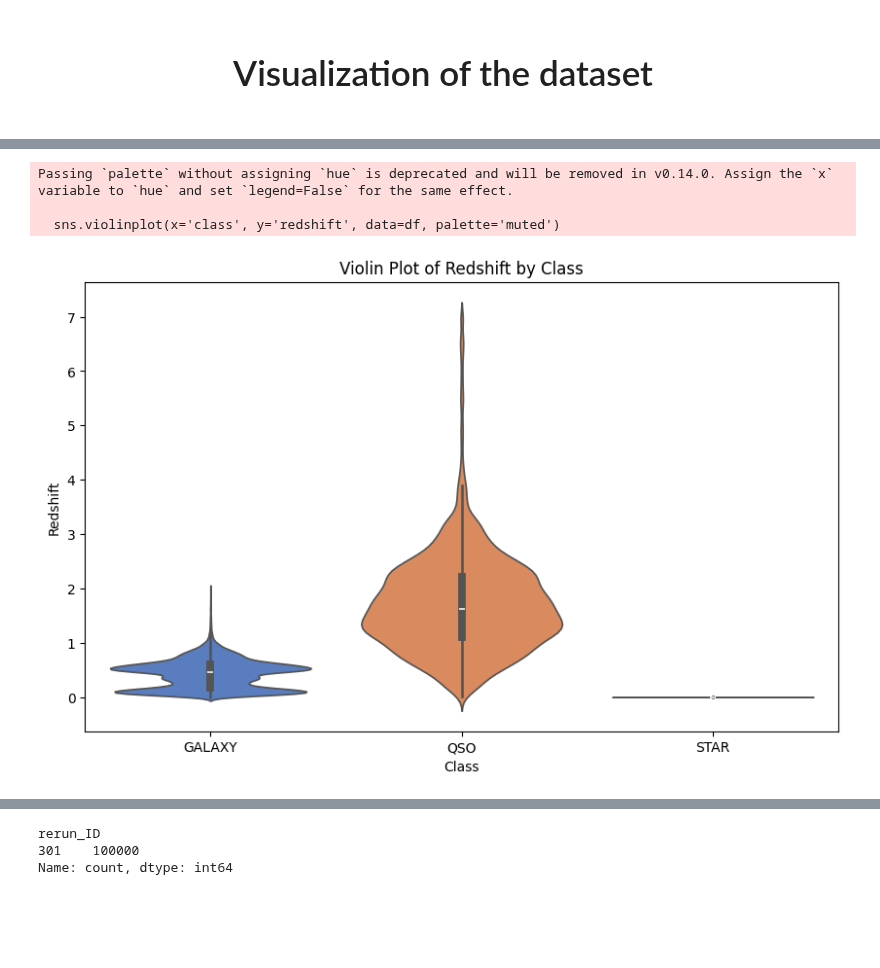
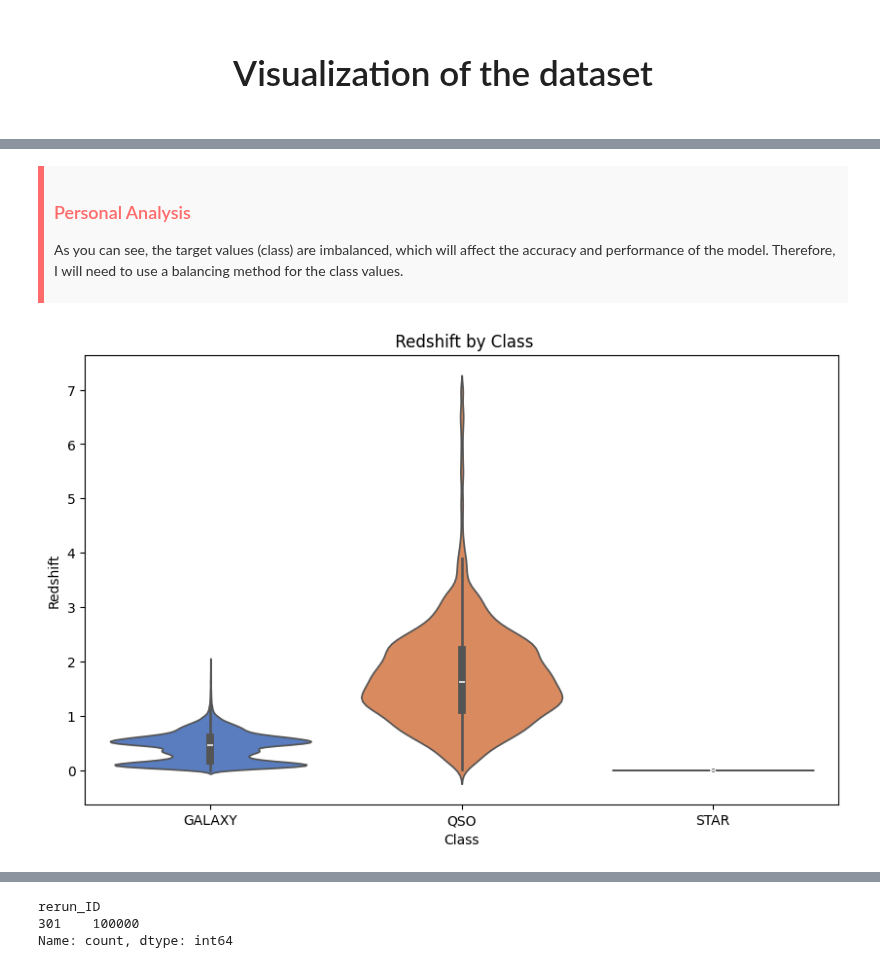
Before and after one commit to Mortti11/Deep_Learning, a Jupyter notebook: classification/classification_ann.ipynb, the cells around one changed output, grey strips where cells are left out. Saved outputs shown, nothing was run; the diff lists cells and outputs as text; code cells hidden in the pictures; blank space fills up the shorter version.

```diff
--- a/classification/classification_ann.ipynb
+++ b/classification/classification_ann.ipynb
@@ -204,14 +226,16 @@ Passing `palette` without assigning `hue` is deprecated and will be removed in v
 [figure]
+# %% [markdown]
+<div style="background-color:#f9f9f9; border-left: 6px solid #ff6b6b; padding: 10px;">
+    <h3 style="color:#ff6b6b;">Personal Analysis</h3>
+    <p style="font-size: 14px; color:#333;">As you can see, the target values (class) are imbalanced, which will affect the accuracy and performance of the model. Therefore, I will need to use a balancing method for the class values.</p>
+</div>
 # %%
 # Violin plots to show the distribution of 'redshift' across different classes
 plt.figure(figsize=(10, 6))
-sns.violinplot(x='class', y='redshift', data=df, palette='muted')
-plt.title('Violin Plot of Redshift by Class')
+sns.violinplot(x='class', y='redshift', data=df, palette='muted', hue='class')
+plt.title(' Redshift by Class')
 plt.xlabel('Class')
 plt.ylabel('Redshift')
 plt.show()
 # %% [output]
-Passing `palette` without assigning `hue` is deprecated and will be removed in v0.14.0. Assign the `x` variable to `hue` and set `legend=False` for the same effect.
-
-  sns.violinplot(x='class', y='redshift', data=df, palette='muted')
-[figure, old version]
+[figure, new version]
```
Also changed, not shown: parts of 47 cells of this notebook, 26 other files.
